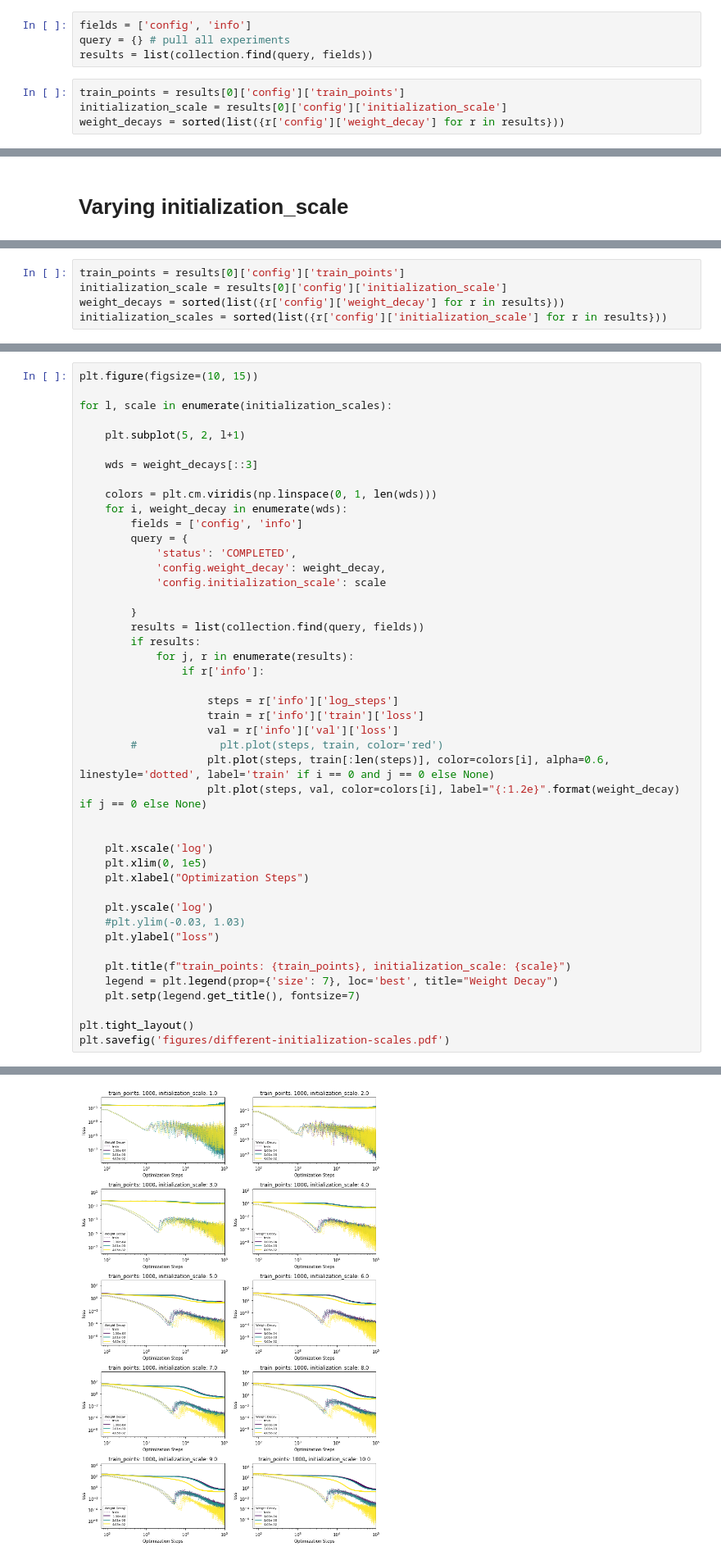
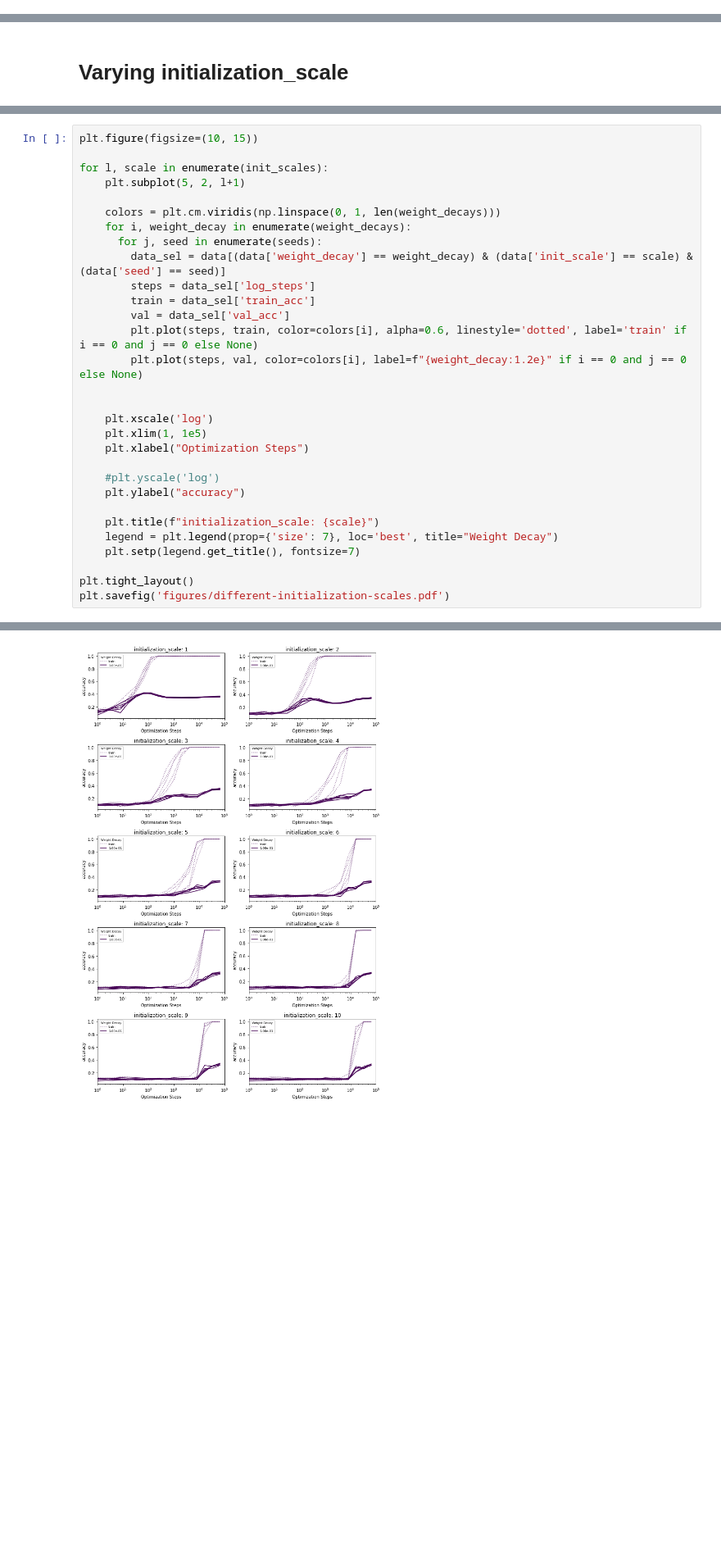
Before and after one commit to ejmichaud/omnigrok, a Jupyter notebook: notebooks/visualize-mnist.ipynb, the cells around one changed output, grey strips where cells are left out. Shown: that part at 82% size. Saved outputs shown, nothing was run; the diff lists cells and outputs as text; blank space fills up the shorter version.

```diff
--- a/notebooks/visualize-mnist.ipynb
+++ b/notebooks/visualize-mnist.ipynb
@@ -8,8 +19,0 @@ collection = get_collection('mnist-mlp-1')
-# %%
-fields = ['config', 'info']
-query = {} # pull all experiments
-results = list(collection.find(query, fields))
-# %%
-train_points = results[0]['config']['train_points']
-initialization_scale = results[0]['config']['initialization_scale']
-weight_decays = sorted(list({r['config']['weight_decay'] for r in results}))
@@ -56,5 +50,0 @@ results = list(collection.find(query, fields))
-# %%
-train_points = results[0]['config']['train_points']
-initialization_scale = results[0]['config']['initialization_scale']
-weight_decays = sorted(list({r['config']['weight_decay'] for r in results}))
-initialization_scales = sorted(list({r['config']['initialization_scale'] for r in results}))
@@ -65,43 +51,28 @@ initialization_scales
 # %%
 plt.figure(figsize=(10, 15))
 
-for l, scale in enumerate(initialization_scales):
-
+for l, scale in enumerate(init_scales):
     plt.subplot(5, 2, l+1)
 
-    wds = weight_decays[::3]
-
-    colors = plt.cm.viridis(np.linspace(0, 1, len(wds)))
-    for i, weight_decay in enumerate(wds):
-        fields = ['config', 'info']
-        query = {
-            'status': 'COMPLETED',
-            'config.weight_decay': weight_decay,
-            'config.initialization_scale': scale
-
-        }
-        results = list(collection.find(query, fields))
-        if results:
-            for j, r in enumerate(results):
-                if r['info']:
-
-                    steps = r['info']['log_steps']
-                    train = r['info']['train']['loss']
-                    val = r['info']['val']['loss']
-        #             plt.plot(steps, train, color='red')
-                    plt.plot(steps, train[:len(steps)], color=colors[i], alpha=0.6, linestyle='dotted', label='train' if i == 0 and j == 0 else None)
-                    plt.plot(steps, val, color=colors[i], label="{:1.2e}".format(weight_decay) if j == 0 else None)
+    colors = plt.cm.viridis(np.linspace(0, 1, len(weight_decays)))
+    for i, weight_decay in enumerate(weight_decays):
+      for j, seed in enumerate(seeds):
+        data_sel = data[(data['weight_decay'] == weight_decay) & (data['init_scale'] == scale) & (data['seed'] == seed)]
+        steps = data_sel['log_steps']
+        train = data_sel['train_acc']
+        val = data_sel['val_acc']
+        plt.plot(steps, train, color=colors[i], alpha=0.6, linestyle='dotted', label='train' if i == 0 and j == 0 else None)
+        plt.plot(steps, val, color=colors[i], label=f"{weight_decay:1.2e}" if i == 0 and j == 0 else None)
 
 
     plt.xscale('log')
-    plt.xlim(0, 1e5)
+    plt.xlim(1, 1e5)
     plt.xlabel("Optimization Steps")
 
-    plt.yscale('log')
-    #plt.ylim(-0.03, 1.03)
-    plt.ylabel("loss")
+    #plt.yscale('log')
+    plt.ylabel("accuracy")
 
-    plt.title(f"train_points: {train_points}, initialization_scale: {scale}")
+    plt.title(f"initialization_scale: {scale}")
     legend = plt.legend(prop={'size': 7}, loc='best', title="Weight Decay")
     plt.setp(legend.get_title(), fontsize=7)
 
@@ -113,4 +82,4 @@ Invalid limit will be ignored.
-[figure, old version]
+[figure, new version]
 # %% [markdown]
 # varying train_data
 # %%
```
Also changed, not shown: parts of 9 cells of this notebook, 4 other files.
